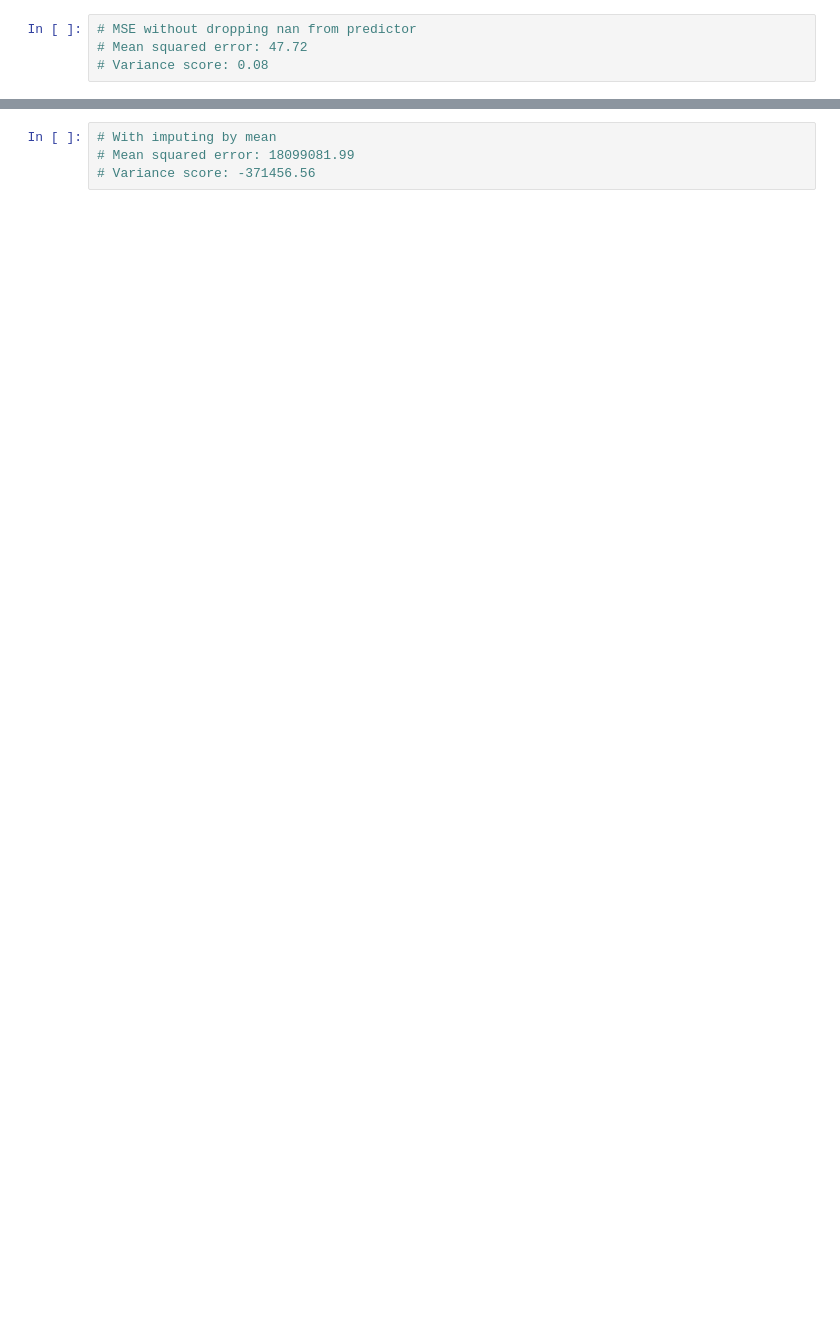
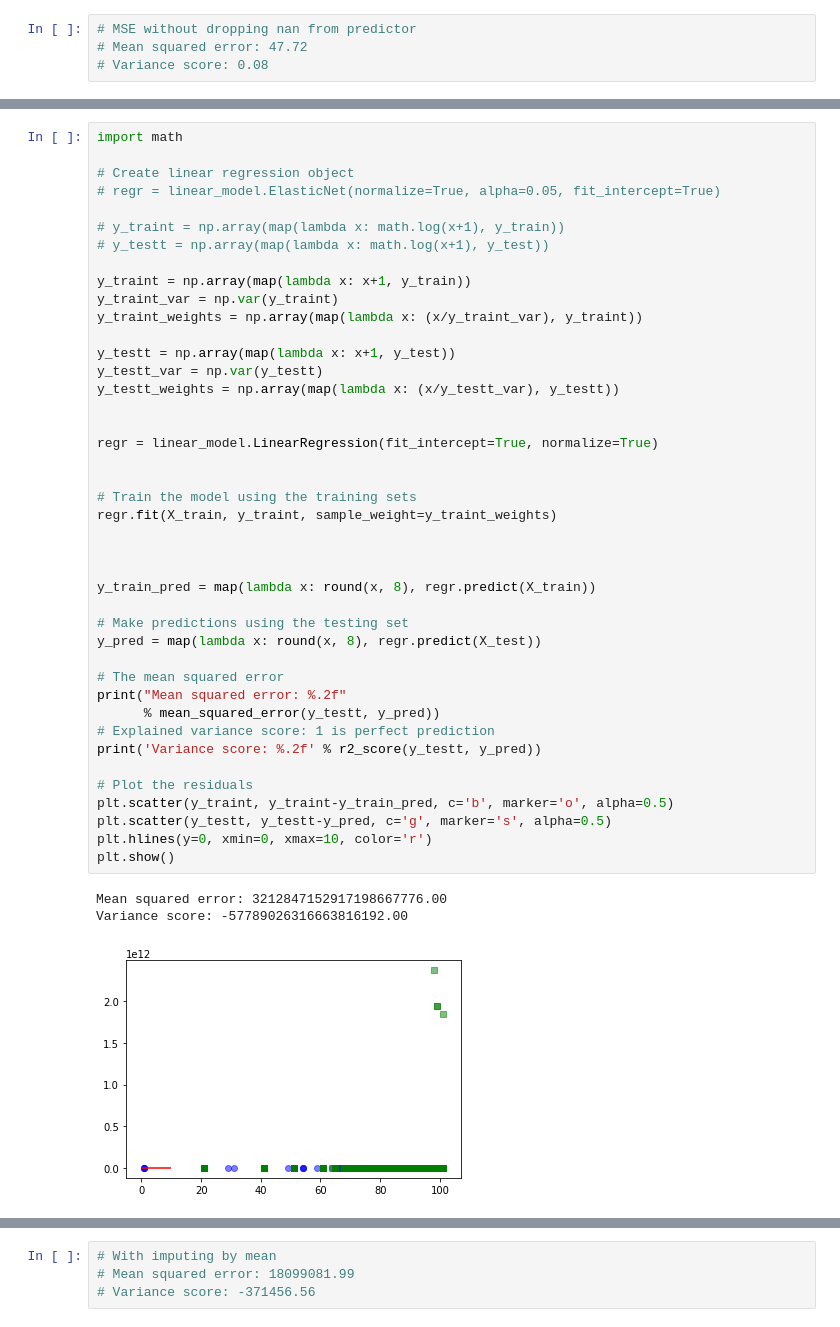
Before and after one commit to jhabib/w210, a Jupyter notebook: initial_classifier.ipynb, the cells around one changed output, grey strips where cells are left out. Saved outputs shown, nothing was run; the diff lists cells and outputs as text; blank space fills up the shorter version.

```diff
--- a/initial_classifier.ipynb
+++ b/initial_classifier.ipynb
@@ -136,0 +205,46 @@ print('Variance score: %.2f' % r2_score(y_test, y_pred))
+# %%
+import math
+
+# Create linear regression object
+# regr = linear_model.ElasticNet(normalize=True, alpha=0.05, fit_intercept=True)
+
+# y_traint = np.array(map(lambda x: math.log(x+1), y_train))
+# y_testt = np.array(map(lambda x: math.log(x+1), y_test))
+
+y_traint = np.array(map(lambda x: x+1, y_train))
+y_traint_var = np.var(y_traint)
+y_traint_weights = np.array(map(lambda x: (x/y_traint_var), y_traint))
+
+y_testt = np.array(map(lambda x: x+1, y_test))
+y_testt_var = np.var(y_testt)
+y_testt_weights = np.array(map(lambda x: (x/y_testt_var), y_testt))
+
+
+regr = linear_model.LinearRegression(fit_intercept=True, normalize=True)
+
+
+# Train the model using the training sets
+regr.fit(X_train, y_traint, sample_weight=y_traint_weights)
+
+
+
+y_train_pred = map(lambda x: round(x, 8), regr.predict(X_train))
+
+# Make predictions using the testing set
+y_pred = map(lambda x: round(x, 8), regr.predict(X_test))
+
+# The mean squared error
+print("Mean squared error: %.2f"
+      % mean_squared_error(y_testt, y_pred))
+# Explained variance score: 1 is perfect prediction
+print('Variance score: %.2f' % r2_score(y_testt, y_pred))
+
+# Plot the residuals
+plt.scatter(y_traint, y_traint-y_train_pred, c='b', marker='o', alpha=0.5)
+plt.scatter(y_testt, y_testt-y_pred, c='g', marker='s', alpha=0.5)
+plt.hlines(y=0, xmin=0, xmax=10, color='r')
+plt.show()
+# %% [output]
+Mean squared error: 3212847152917198667776.00
+Variance score: -57789026316663816192.00
+[figure, added]
```
Also changed, not shown: parts of 12 cells of this notebook, 3 other files.
